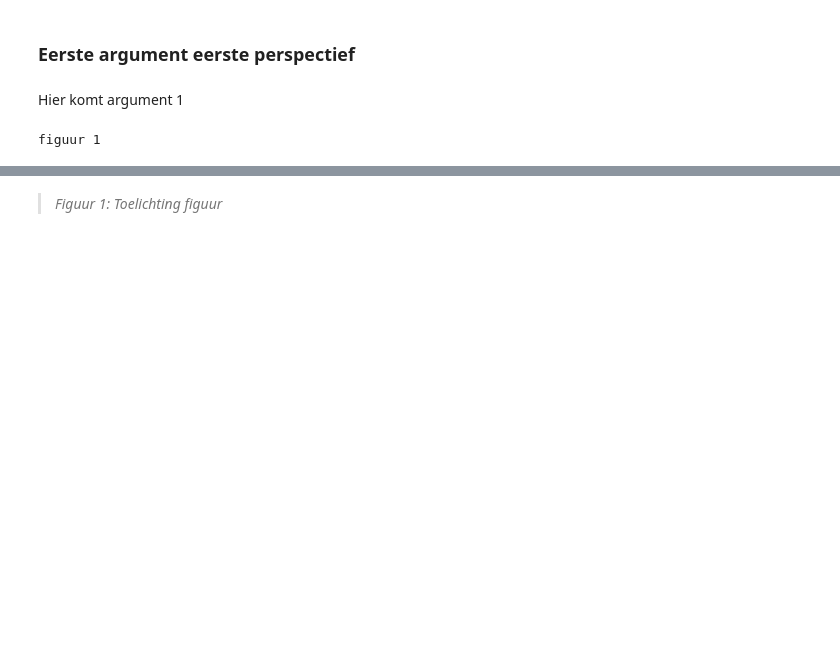
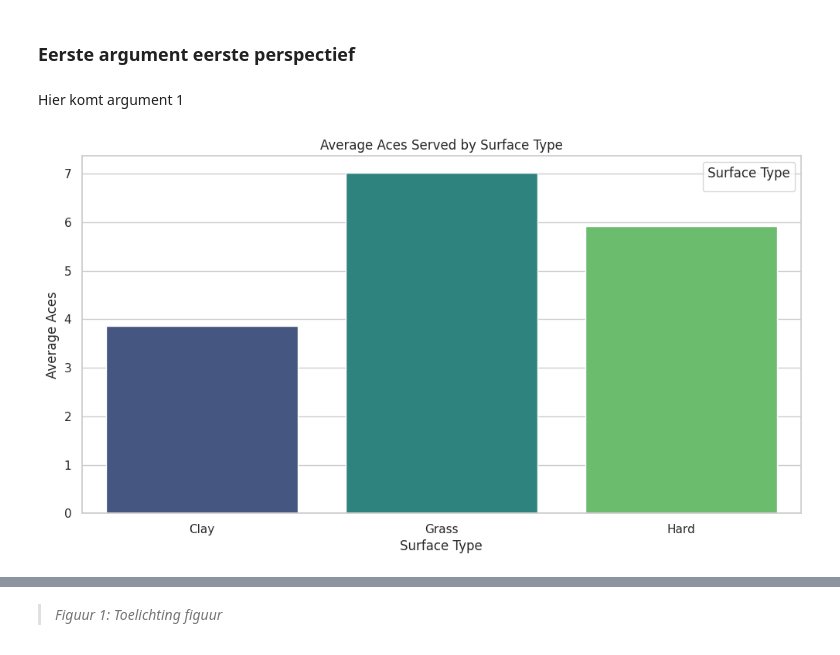
Before and after one commit to sjoerdjt/Info-Vis-Project, a Jupyter notebook: docs/format.ipynb, the cells around one changed output, grey strips where cells are left out. Saved outputs shown, nothing was run; the diff lists cells and outputs as text; code cells hidden in the pictures; blank space fills up the shorter version.

```diff
--- a/docs/format.ipynb
+++ b/docs/format.ipynb
@@ -41,7 +43,34 @@ Introductie perspectief
 # %% [markdown]
 Hier komt argument 1
 # %%
-# hier onze code
-print('figuur 1')
+import pandas as pd
+import matplotlib.pyplot as plt
+import seaborn as sns
+import numpy as np
+import random
+
+
+# Load the dataset
+df = pd.read_csv('../combined_cleaned_tennis_data.csv')
+
+# Stel dat we geslachtscategorieën hebben; anders, genereer gesimuleerde data
+df['gender'] = np.random.choice(['Male', 'Female'], df.shape[0])
+
+# Stel dat we een kolom voor lengte hebben; anders, genereer gesimuleerde data
+df['height'] = np.random.normal(180, 10, df.shape[0])
+
+# Set the style for seaborn
+sns.set(style="whitegrid")
-# %% [output]
-figuur 1
+# %%
+# 1. Average Aces by Surface Type
+aces_per_surface = df.groupby('surface')['w_ace'].mean()
+
+plt.figure(figsize=(12, 6))
+sns.barplot(x=aces_per_surface.index, y=aces_per_surface.values, palette='viridis', hue=aces_per_surface.index)
+plt.title('Average Aces Served by Surface Type')
+plt.xlabel('Surface Type')
+plt.ylabel('Average Aces')
+plt.legend(title='Surface Type', loc='upper right')
+plt.show()
+# %% [output]
+[figure, added]
```
Also changed, not shown: parts of 10 cells of this notebook.
